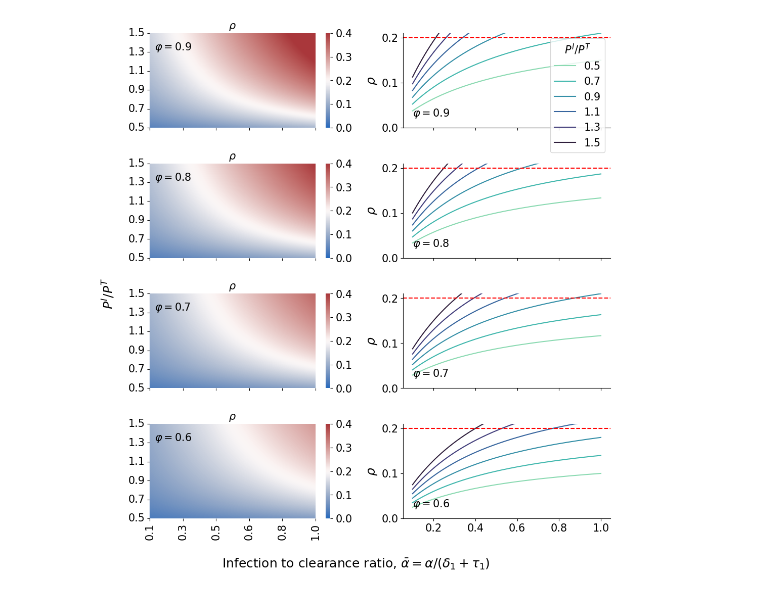
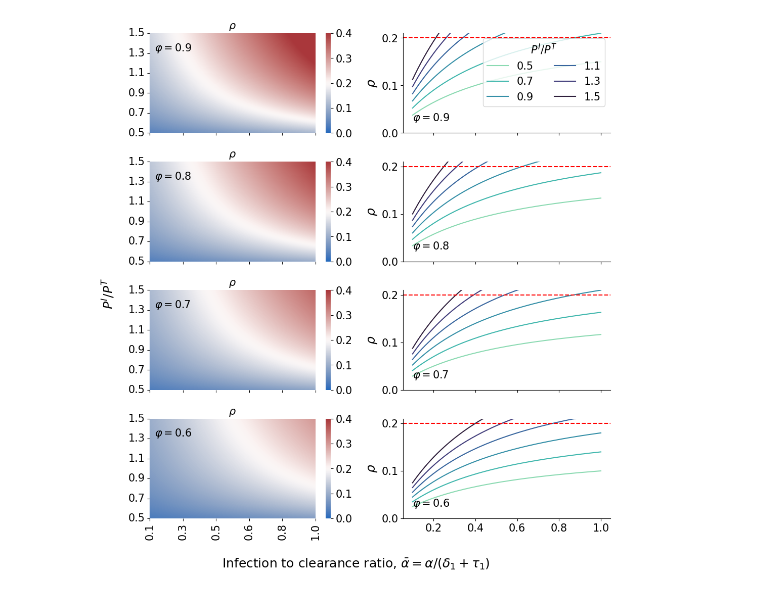
Before and after one commit to ChaosDonkey06/AMR_ABM2, a Jupyter notebook: manuscript/EffectiveSensitivity.ipynb, the cells around one changed output. Drawn from its saved outputs; the diff is of its cells as text; code cells hidden in the pictures.

```diff
--- a/manuscript/EffectiveSensitivity.ipynb
+++ b/manuscript/EffectiveSensitivity.ipynb
@@ -57,39 +57,34 @@ for idx_phi, φ in enumerate([0.9, 0.8, 0.7, 0.6]):
     ax_hm.set_yticklabels(ytickslabels, fontsize=20)
 
     ax_hm.tick_params( which='both', axis='x', labelrotation=90, labelsize=15)
     ax_hm.tick_params( which='both', axis='both', labelsize=15)
 
     ax_hm.set_title(r"$\rho$", fontsize=15)
 
     Ps = [0.5, 0.7, 0.9,  1.1,  1.3, 1.5]
     colors = sns.color_palette(palette="mako_r", n_colors=len(Ps), desat=None, as_cmap=False)
     for idx_p, p in enumerate(Ps):
         ro = φ * (p)  * (alpha_norm) / (2 * alpha_norm+1)
         ax[idx_phi, 1].plot(alpha_norm, ro, label=p, color=colors[idx_p])
 
     ax[idx_phi, 1].axhline(y=0.2, color='red', linestyle='--')
     ax[idx_phi, 1].set_ylabel(r"$\rho$")
-
     ax[idx_phi, 1].set_ylim([0, 0.21])
 
-    ax[idx_phi, 1].text(s=r"$\varphi=${}".format(φ),
-                        x=0.1, y=0.025, color="k")
+    ax[idx_phi, 1].text(s=r"$\varphi=${}".format(φ), x=0.1, y=0.025, color="k")
+    ax[idx_phi, 0].text(s=r"$\varphi=${}".format(φ), x=30, y=180, color="k")
 
-    ax[idx_phi, 0].text(s=r"$\varphi=${}".format(φ),
-                        x=30, y=180, color="k")
-
-ax[0, 1].legend(title=r'$P^I/P^T$', ncol=1, loc="upper right")
+ax[0, 1].legend(title=r'$P^I/P^T$', ncol=2, loc="upper right")
 
 for axi in ax.flatten():
     axi.spines['right'].set_visible(False)
     axi.spines['top'].set_visible(False)
 
 fig.supxlabel(r"Infection to clearance ratio, $\bar{\alpha} = \alpha/ ( \delta_1 + \tau_1)$")
 fig.supylabel(r'$P^I/P^T$')
-
 plt.tight_layout()
 
 fig.savefig(os.path.join(results2_dir, "paper_figures", "si_figures", "EffectiveSensitivity_figS11.png"),
                                                                 dpi=300, transparent=True, bbox_inches = 'tight')
 # %% [output]
-[figure, old version]
+[figure, new version]
```
Also changed, not shown: 1 other file.
